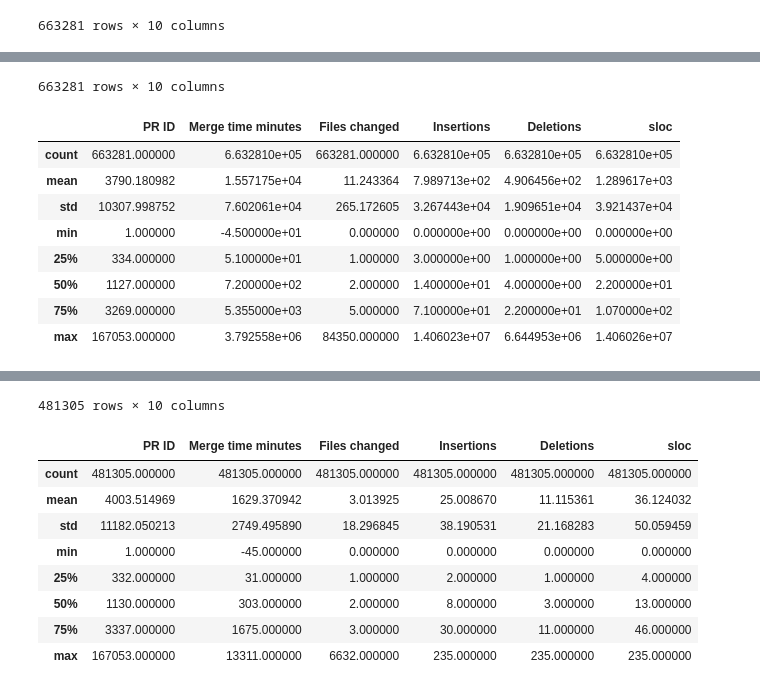
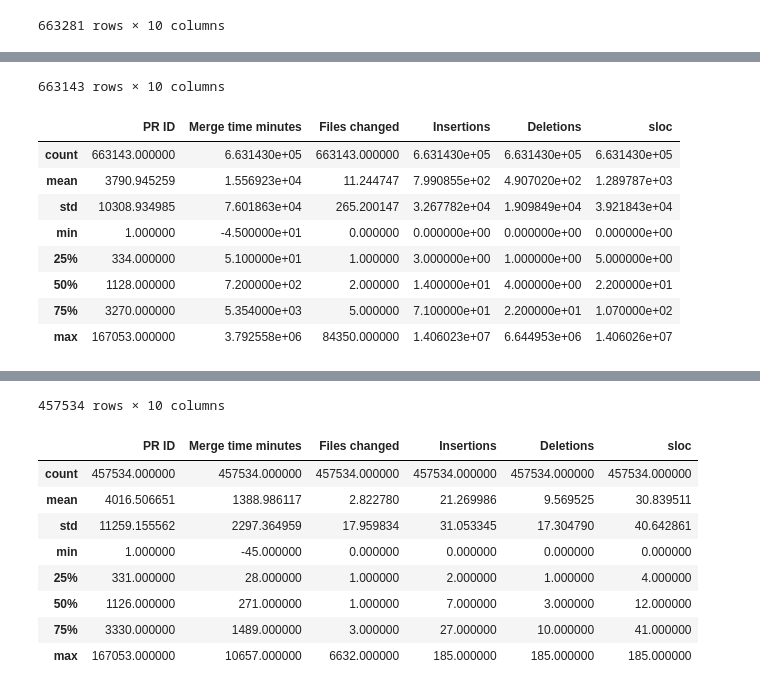
Before and after one commit to GuillaumeClaude/SENG-480B-Final-Project, a Jupyter notebook: Code/analysis.ipynb, the cells around one changed output, grey strips where cells are left out. Saved outputs shown, nothing was run; the diff lists cells and outputs as text; code cells hidden in the pictures.

```diff
--- a/Code/analysis.ipynb
+++ b/Code/analysis.ipynb
@@ -27,6 +27,7 @@ from scipy.stats import spearmanr
 
 df = pd.read_csv("/Users/admin/Desktop/SENG-480B-Final-Project-1/Input files/full.csv", sep=",")
 df["sloc"]=df['Insertions']+df['Deletions']
+df.drop(df.loc[df['Language']=='Javascript'].index, inplace=True)
 df.head()
 # %% [output]
 |  | Language | Project | PR ID | Created At | Merged At | Merge time minutes | Files changed | Insertions | ... |
@@ -54,7 +55,7 @@ display(df)
 # %%
 # Using turkey outlier to drop outliers in the data. This is the same method as the original study for continuity
 
-def turkey_outlier(df, column, whisker_width=1.15):
+def turkey_outlier(df, column, whisker_width=1):
     # Calculate Q1, Q2 and IQR
     q1 = df[column].quantile(0.25)
     q3 = df[column].quantile(0.75)
@@ -67,8 +68,8 @@ def turkey_outlier(df, column, whisker_width=1.15):
 table3=df.copy()
 display(df)
 display(df.describe())
-df = turkey_outlier(df, 'Merge time minutes', whisker_width=1.5)
-df = turkey_outlier(df, 'sloc', whisker_width=1.5)
+df = turkey_outlier(df, 'Merge time minutes', whisker_width=1)
+df = turkey_outlier(df, 'sloc', whisker_width=1)
 display(df)
 df.describe()
 # %% [output]
@@ -84,14 +85,14 @@ df.describe()
 | 663278 | TypeScript | yzhang-gh/vscode-markdown | 898 | 2021-02-10 22:14:42 | 2021-02-15 18:20:10 | 6965 | 1 | 112 | ... |
 | 663279 | TypeScript | yzhang-gh/vscode-markdown | 909 | 2021-03-05 21:21:14 | 2021-03-06 02:51:52 | 330 | 1 | 45 | ... |
 | 663280 | TypeScript | yzhang-gh/vscode-markdown | 956 | 2021-05-25 06:29:35 | 2021-05-25 06:59:20 | 29 | 1 | 3 | ... |
-663281 rows × 10 columns
+663143 rows × 10 columns
 |  | PR ID | Merge time minutes | Files changed | Insertions | Deletions | sloc |
-| count | 663281.000000 | 6.632810e+05 | 663281.000000 | 6.632810e+05 | 6.632810e+05 | 6.632810e+05 |
-| mean | 3790.180982 | 1.557175e+04 | 11.243364 | 7.989713e+02 | 4.906456e+02 | 1.289617e+03 |
-| std | 10307.998752 | 7.602061e+04 | 265.172605 | 3.267443e+04 | 1.909651e+04 | 3.921437e+04 |
+| count | 663143.000000 | 6.631430e+05 | 663143.000000 | 6.631430e+05 | 6.631430e+05 | 6.631430e+05 |
+| mean | 3790.945259 | 1.556923e+04 | 11.244747 | 7.990855e+02 | 4.907020e+02 | 1.289787e+03 |
+| std | 10308.934985 | 7.601863e+04 | 265.200147 | 3.267782e+04 | 1.909849e+04 | 3.921843e+04 |
 | min | 1.000000 | -4.500000e+01 | 0.000000 | 0.000000e+00 | 0.000000e+00 | 0.000000e+00 |
 | 25% | 334.000000 | 5.100000e+01 | 1.000000 | 3.000000e+00 | 1.000000e+00 | 5.000000e+00 |
-| 50% | 1127.000000 | 7.200000e+02 | 2.000000 | 1.400000e+01 | 4.000000e+00 | 2.200000e+01 |
-| 75% | 3269.000000 | 5.355000e+03 | 5.000000 | 7.100000e+01 | 2.200000e+01 | 1.070000e+02 |
+| 50% | 1128.000000 | 7.200000e+02 | 2.000000 | 1.400000e+01 | 4.000000e+00 | 2.200000e+01 |
+| 75% | 3270.000000 | 5.354000e+03 | 5.000000 | 7.100000e+01 | 2.200000e+01 | 1.070000e+02 |
 | max | 167053.000000 | 3.792558e+06 | 84350.000000 | 1.406023e+07 | 6.644953e+06 | 1.406026e+07 |
 |  | Language | Project | PR ID | Created At | Merged At | Merge time minutes | Files changed | Insertions | ... |
@@ -103,19 +104,19 @@ df.describe()
 | ... | ... | ... | ... | ... | ... | ... | ... | ... | ... |
 | 663272 | TypeScript | yzhang-gh/vscode-markdown | 865 | 2020-12-11 02:58:13 | 2020-12-11 03:31:10 | 32 | 1 | 3 | ... |
 | 663273 | TypeScript | yzhang-gh/vscode-markdown | 869 | 2020-12-16 17:48:52 | 2020-12-17 13:42:16 | 1193 | 1 | 69 | ... |
 | 663278 | TypeScript | yzhang-gh/vscode-markdown | 898 | 2021-02-10 22:14:42 | 2021-02-15 18:20:10 | 6965 | 1 | 112 | ... |
 | 663279 | TypeScript | yzhang-gh/vscode-markdown | 909 | 2021-03-05 21:21:14 | 2021-03-06 02:51:52 | 330 | 1 | 45 | ... |
 | 663280 | TypeScript | yzhang-gh/vscode-markdown | 956 | 2021-05-25 06:29:35 | 2021-05-25 06:59:20 | 29 | 1 | 3 | ... |
-481305 rows × 10 columns
+457534 rows × 10 columns
 |  | PR ID | Merge time minutes | Files changed | Insertions | Deletions | sloc |
-| count | 481305.000000 | 481305.000000 | 481305.000000 | 481305.000000 | 481305.000000 | 481305.000000 |
-| mean | 4003.514969 | 1629.370942 | 3.013925 | 25.008670 | 11.115361 | 36.124032 |
-| std | 11182.050213 | 2749.495890 | 18.296845 | 38.190531 | 21.168283 | 50.059459 |
+| count | 457534.000000 | 457534.000000 | 457534.000000 | 457534.000000 | 457534.000000 | 457534.000000 |
+| mean | 4016.506651 | 1388.986117 | 2.822780 | 21.269986 | 9.569525 | 30.839511 |
+| std | 11259.155562 | 2297.364959 | 17.959834 | 31.053345 | 17.304790 | 40.642861 |
 | min | 1.000000 | -45.000000 | 0.000000 | 0.000000 | 0.000000 | 0.000000 |
-| 25% | 332.000000 | 31.000000 | 1.000000 | 2.000000 | 1.000000 | 4.000000 |
-| 50% | 1130.000000 | 303.000000 | 2.000000 | 8.000000 | 3.000000 | 13.000000 |
-| 75% | 3337.000000 | 1675.000000 | 3.000000 | 30.000000 | 11.000000 | 46.000000 |
-| max | 167053.000000 | 13311.000000 | 6632.000000 | 235.000000 | 235.000000 | 235.000000 |
+| 25% | 331.000000 | 28.000000 | 1.000000 | 2.000000 | 1.000000 | 4.000000 |
+| 50% | 1126.000000 | 271.000000 | 1.000000 | 7.000000 | 3.000000 | 12.000000 |
+| 75% | 3330.000000 | 1489.000000 | 3.000000 | 27.000000 | 10.000000 | 41.000000 |
+| max | 167053.000000 | 10657.000000 | 6632.000000 | 185.000000 | 185.000000 | 185.000000 |
 # %%
 # Table 2: Distribution of outliers excluded based on SLOC. Random sample of N = 100.
 #manually done
```
Also changed, not shown: parts of 8 cells of this notebook.
